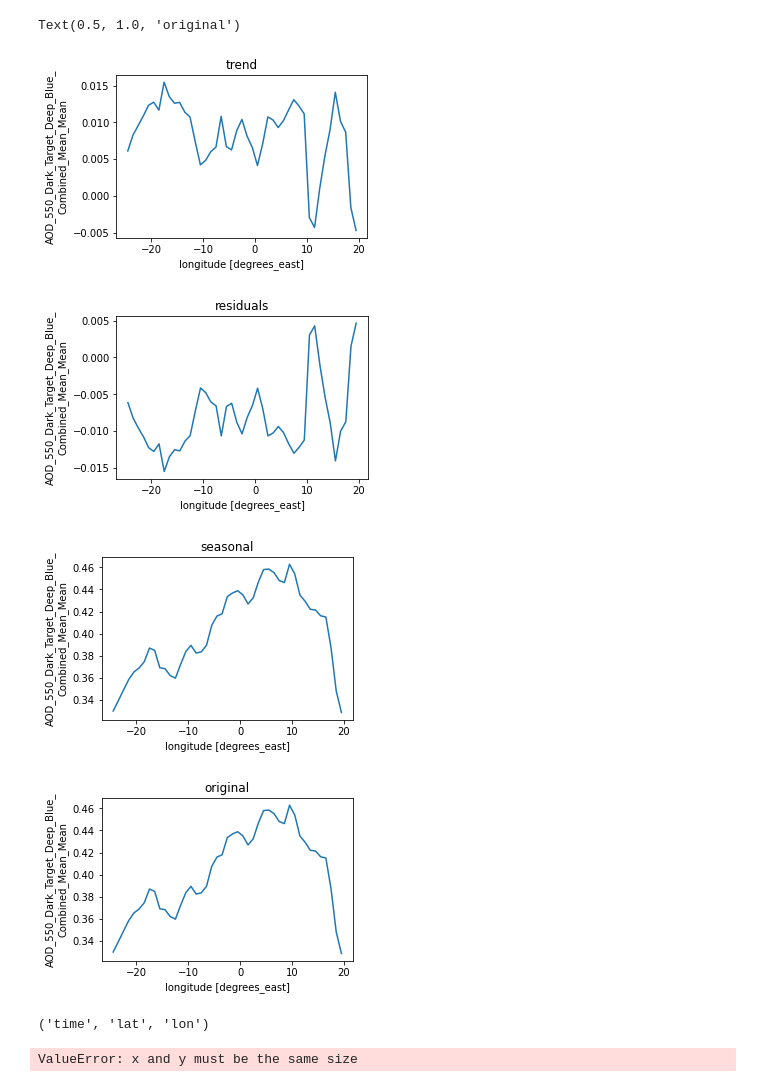
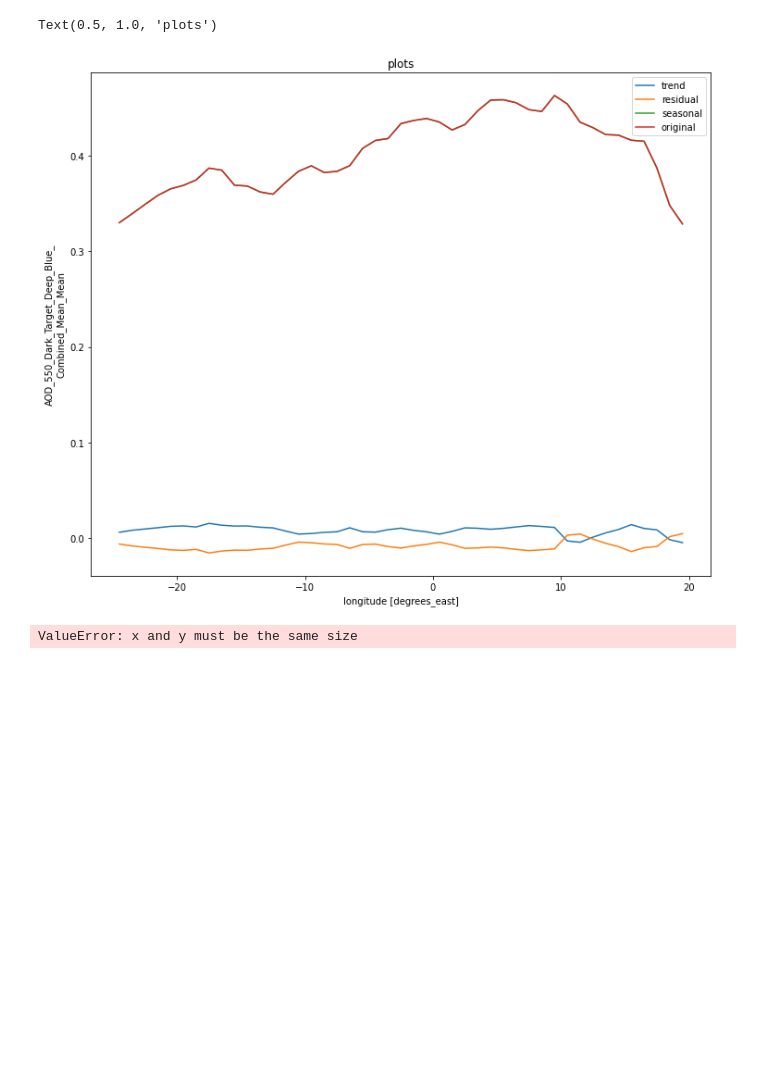
Before and after one commit to Adjoa930/Aerosols, a Jupyter notebook: Spatial_trend.ipynb, the cells around one changed output. Saved outputs shown, nothing was run; the diff lists cells and outputs as text; code cells hidden in the pictures; blank space fills up the shorter version.

```diff
--- a/Spatial_trend.ipynb
+++ b/Spatial_trend.ipynb
@@ -17,24 +17,26 @@ residual1 = residual['AOD_550_Dark_Target_Deep_Blue_Combined_Mean_Mean']
 WA1 = WA['AOD_550_Dark_Target_Deep_Blue_Combined_Mean_Mean']
 # %%
 #Plotting
-t= trend1.mean(dim='lat').plot(size=3)
-plt.title('trend')
-r= residual1.mean(dim='lat').plot(size=3)
-plt.title('residuals')
-s= s1.mean(dim = 'lat').plot(size = 3)
-plt.title('seasonal')
-w = WA1.mean(dim = 'lat').plot(size = 3)
-plt.title('original')
+t= trend1.mean(dim='lat')
+#plt.title('trend')
+r= residual1.mean(dim='lat')
+#plt.title('residuals')
+s= s1.mean(dim = 'lat')
+#plt.title('seasonal')
+w = WA1.mean(dim = 'lat')
+#plt.title('original')
-# %% [output]
-Text(0.5, 1.0, 'original')
-[figure, removed]
-[figure, removed]
-[figure, removed]
-[figure, removed]
-# %%
-ds
-# %% [output]
-('time', 'lat', 'lon')
+# %%
+fig = plt.figure(figsize=(12,10))
+
+t.plot(label = 'trend')
+r.plot(label = 'residual')
+s.plot(label = 'seasonal')
+w.plot(label = 'original')
+plt.legend(loc='best')
+plt.title('plots')
+# %% [output]
+Text(0.5, 1.0, 'plots')
+[figure, added]
 # %%
 # %% [output]
 ValueError: x and y must be the same size
```
Also changed, not shown: parts of 1 cell of this notebook, 2 other files.
